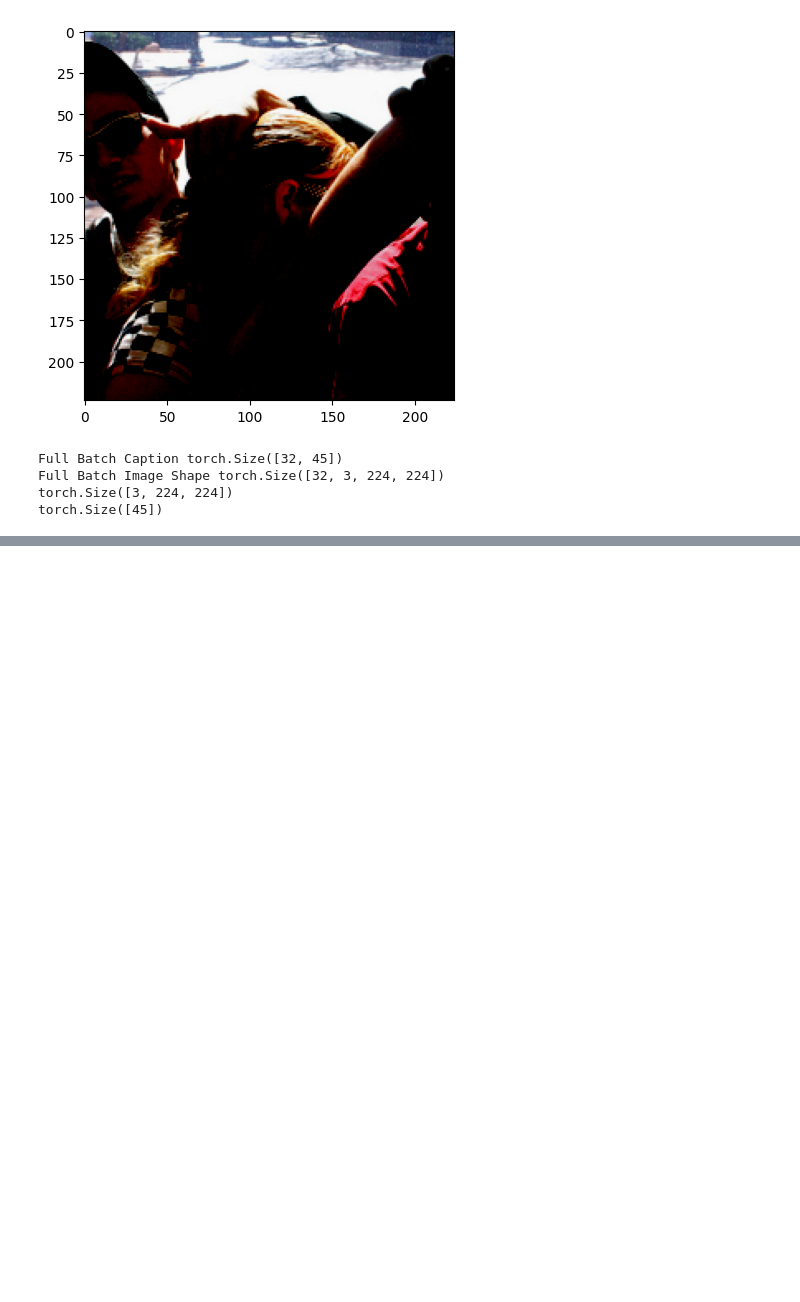
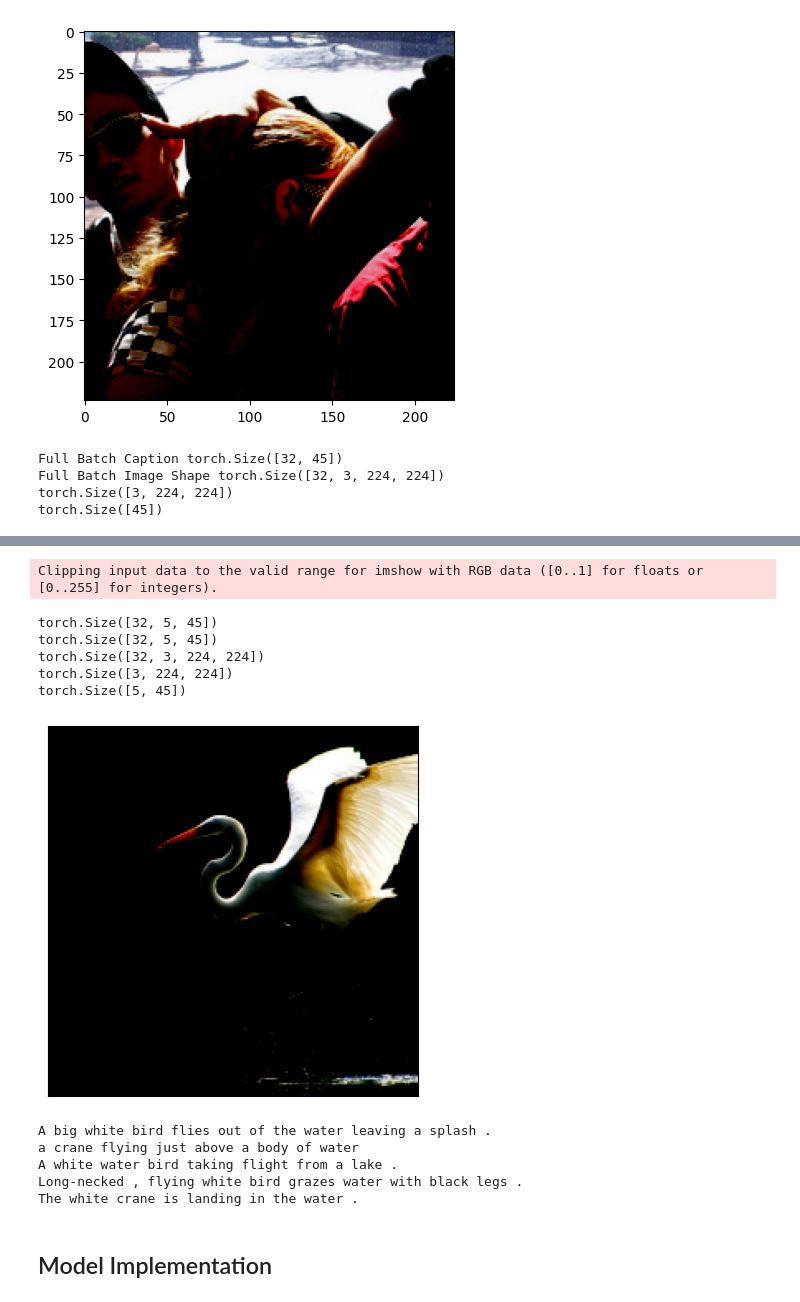
Before and after one commit to natek-1/Vision-Transformer-for-image-captioning, a Jupyter notebook: research/test.ipynb, the cells around one changed output, grey strips where cells are left out. Cells and saved outputs as stored; diff of their text form; code cells hidden in the pictures; blank space fills up the shorter version.

Commit message:
done model implementation

```diff
--- a/research/test.ipynb
+++ b/research/test.ipynb
@@ -211,0 +236,36 @@ torch.Size([45])
+# %%
+val_loader = DataLoader(dataset=val_dataset, batch_size=32, shuffle=True)
+for image, caption, att_mask in val_loader:
+    print(caption.shape)
+    print(att_mask.shape)
+    print(image.shape)
+    index = random.randint(0, 31)
+    random_image = image[index]
+    print(random_image.shape)
+    random_label = caption[index]
+    print(random_label.shape)
+    plt.xticks([])
+    plt.yticks([])
+    plt.imshow(random_image.permute(1, 2,0))
+    plt.show()
+    print(vocab.decode(random_label[0].tolist()))
+    print(vocab.decode(random_label[1].tolist()))
+    print(vocab.decode(random_label[2].tolist()))
+    print(vocab.decode(random_label[3].tolist()))
+    print(vocab.decode(random_label[4].tolist()))
+    break
+# %% [output]
+Clipping input data to the valid range for imshow with RGB data ([0..1] for floats or [0..255] for integers).
+torch.Size([32, 5, 45])
+torch.Size([32, 5, 45])
+torch.Size([32, 3, 224, 224])
+torch.Size([3, 224, 224])
+torch.Size([5, 45])
+[figure, added]
+A big white bird flies out of the water leaving a splash .
+a crane flying just above a body of water
+A white water bird taking flight from a lake .
+Long-necked , flying white bird grazes water with black legs .
+The white crane is landing in the water .
+# %% [markdown]
+## Model Implementation
```
Also changed, not shown: parts of 10 cells of this notebook, 1 other file.
